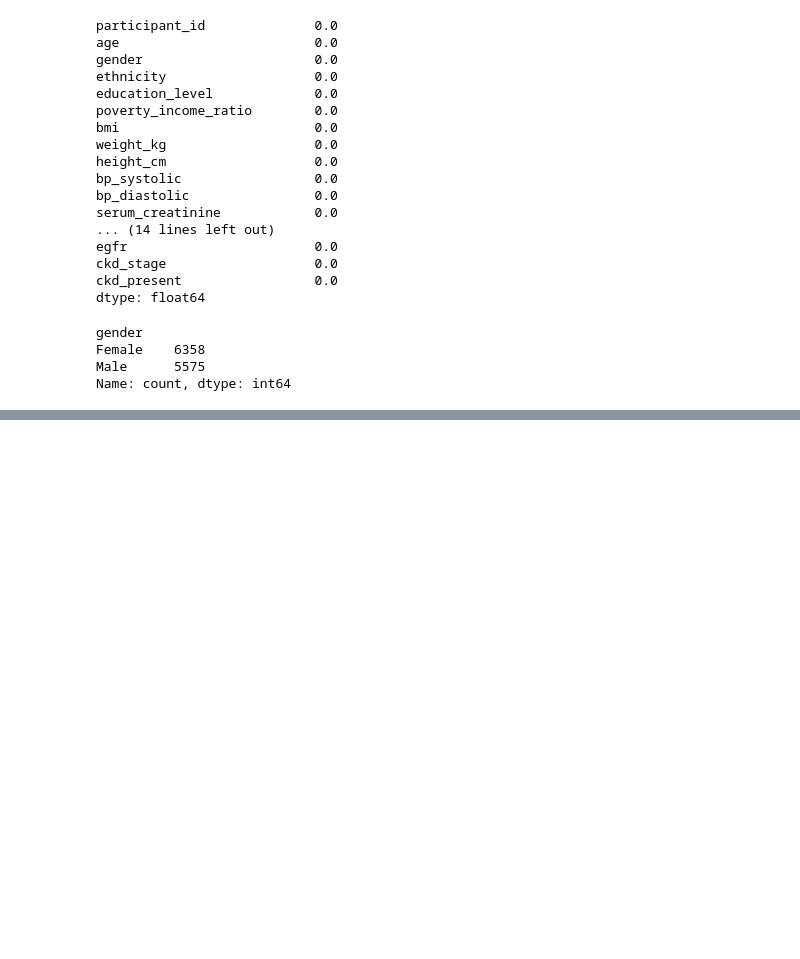
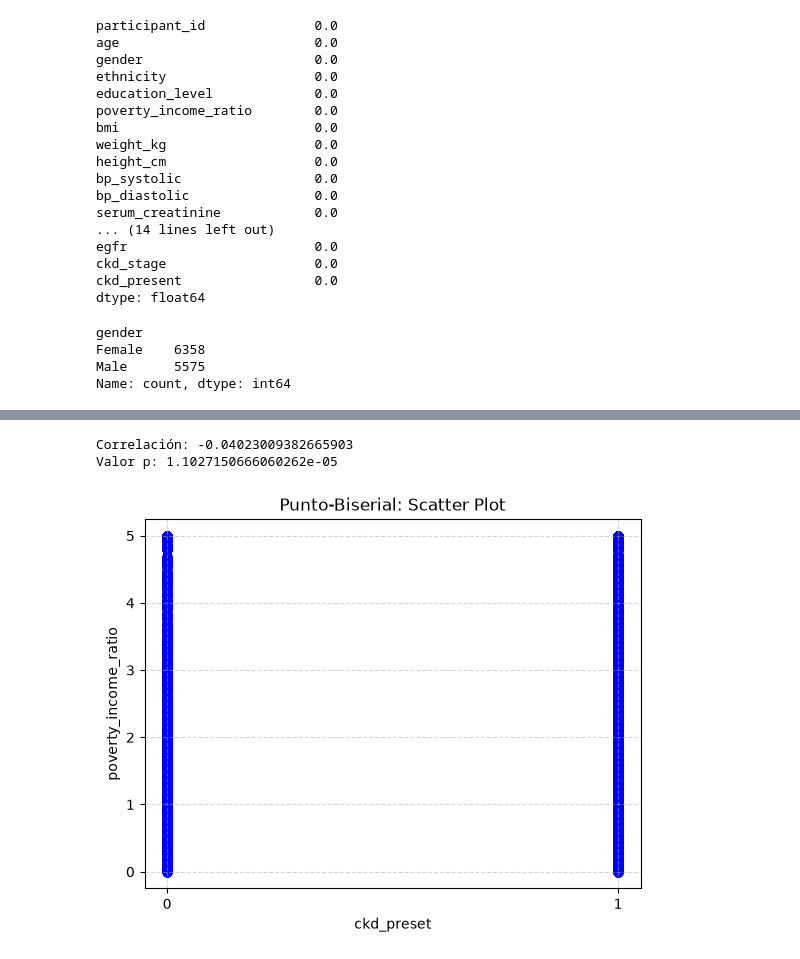
Before and after one commit to GonzaloManterola/Grupo27Ciencias, a Jupyter notebook: Main.ipynb, the cells around one changed output, grey strips where cells are left out. Cells and saved outputs as stored; diff of their text form; code cells hidden in the pictures; blank space fills up the shorter version.

```diff
--- a/Main.ipynb
+++ b/Main.ipynb
@@ -444,0 +450,24 @@ plt.show()
+# %%
+import pandas as pd
+from scipy.stats import pointbiserialr
+
+var1="ckd_present"
+var2="poverty_income_ratio"
+
+correlation, p_value = pointbiserialr(raw_dataset[var1], raw_dataset[var2])
+
+print(f"Correlación: {correlation}")
+print(f"Valor p: {p_value}")
+
+# O usando matplotlib directamente para mayor control
+plt.scatter(raw_dataset[var1], raw_dataset[var2], color='blue')
+plt.title('Punto-Biserial: Scatter Plot')
+plt.xlabel('ckd_preset')
+plt.ylabel('poverty_income_ratio')
+plt.xticks([0, 1])
+plt.grid(True, linestyle='--', alpha=0.5)
+plt.show()
+# %% [output]
+Correlación: -0.04023009382665903
+Valor p: 1.1027150666060262e-05
+[figure, added]
```
Also changed, not shown: parts of 11 cells of this notebook.
